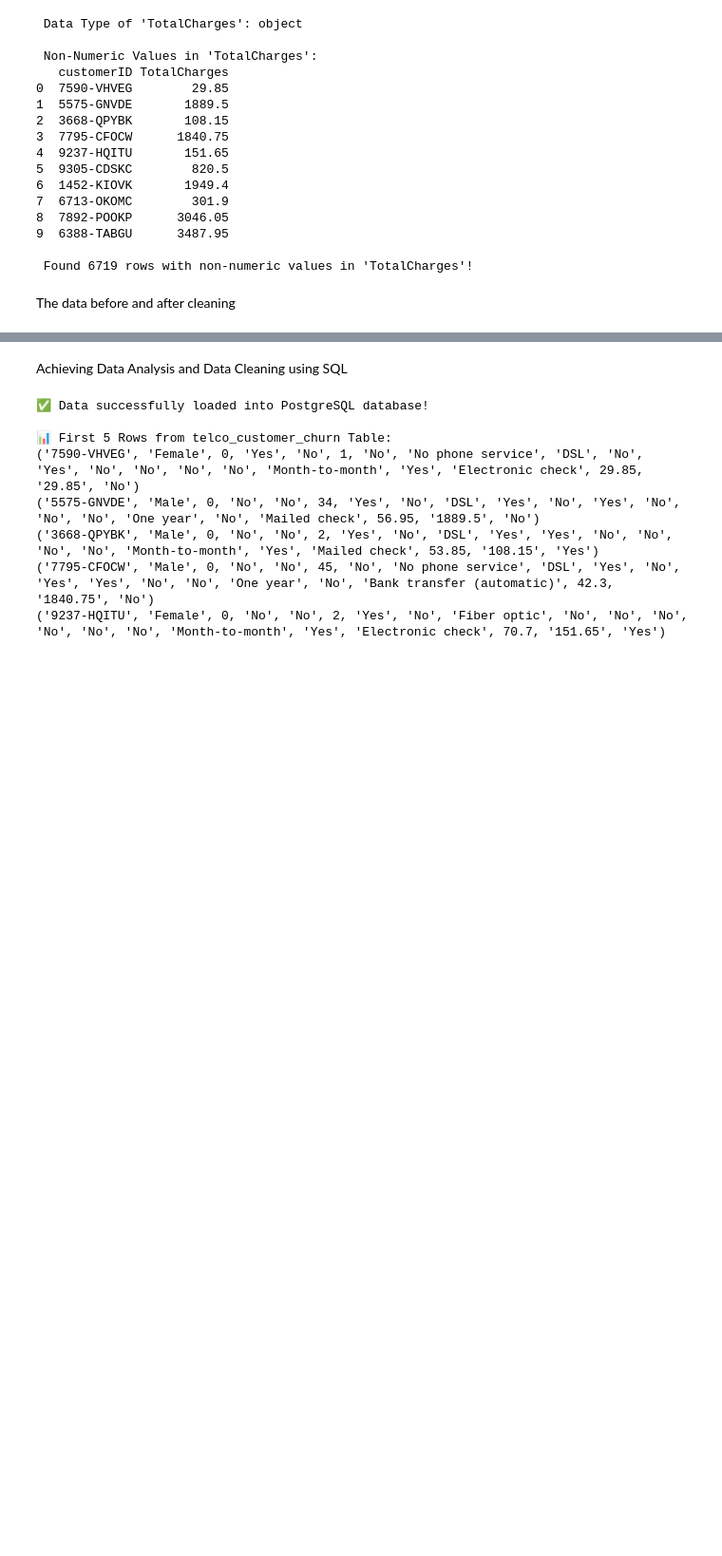
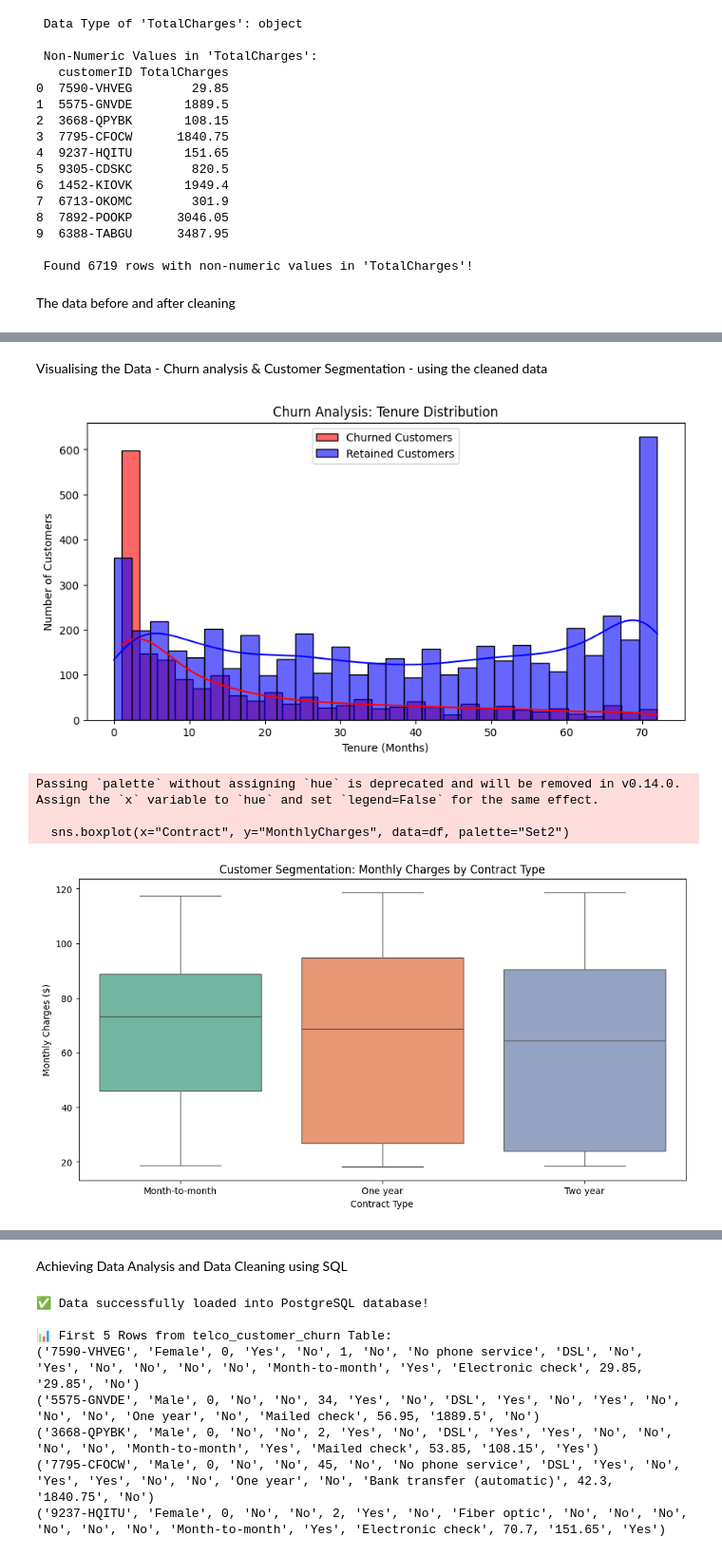
Before and after one commit to LeenaKH123/datascience2, a Jupyter notebook: Stage1Project/Stage1Project.ipynb, the cells around one changed output, grey strips where cells are left out. Shown at 95% size. Cells and saved outputs as stored; diff of their text form; code cells hidden in the pictures; blank space fills up the shorter version.

Commit message:
EDA analysis

```diff
--- a/Stage1Project/Stage1Project.ipynb
+++ b/Stage1Project/Stage1Project.ipynb
@@ -191,3 +191,36 @@ Name: TotalCharges, dtype: float64
 Name: TotalCharges, dtype: float64
 
 ✅ Data Cleaning Completed and Saved to: Telco-Customer-Churn-Cleaned.csv
+# %% [markdown]
+Visualising the Data - Churn analysis & Customer Segmentation - using the cleaned data
+# %%
+import matplotlib.pyplot as plt
+import seaborn as sns
+
+# ✅ Load the dataset
+file_path = "Telco-Customer-Churn-Cleaned.csv"
+df = pd.read_csv(file_path)
+
+# ✅ Step 1: Churn Analysis Based on Tenure
+plt.figure(figsize=(10, 5))
+sns.histplot(df[df["Churn"] == "Yes"]["tenure"], bins=30, kde=True, color="red", label="Churned Customers", alpha=0.6)
+sns.histplot(df[df["Churn"] == "No"]["tenure"], bins=30, kde=True, color="blue", label="Retained Customers", alpha=0.6)
+plt.title("Churn Analysis: Tenure Distribution")
+plt.xlabel("Tenure (Months)")
+plt.ylabel("Number of Customers")
+plt.legend()
+plt.show()
+
+# ✅ Step 2: Customer Segmentation Based on Monthly Charges & Contract Type
+plt.figure(figsize=(12, 6))
+sns.boxplot(x="Contract", y="MonthlyCharges", data=df, palette="Set2")
+plt.title("Customer Segmentation: Monthly Charges by Contract Type")
+plt.xlabel("Contract Type")
+plt.ylabel("Monthly Charges ($)")
+plt.show()
+# %% [output]
+[figure, added]
+Passing `palette` without assigning `hue` is deprecated and will be removed in v0.14.0. Assign the `x` variable to `hue` and set `legend=False` for the same effect.
+
+  sns.boxplot(x="Contract", y="MonthlyCharges", data=df, palette="Set2")
+[figure, added]
```
Also changed, not shown: parts of 4 cells of this notebook, 1 other file.
